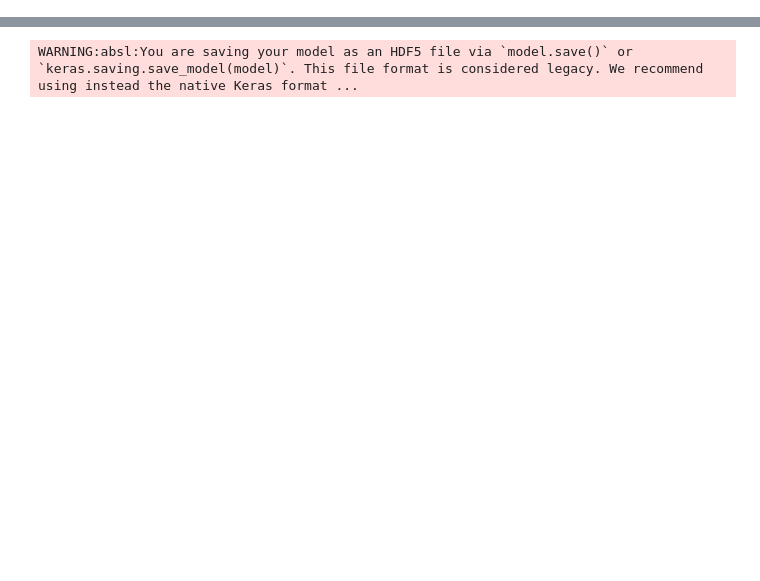
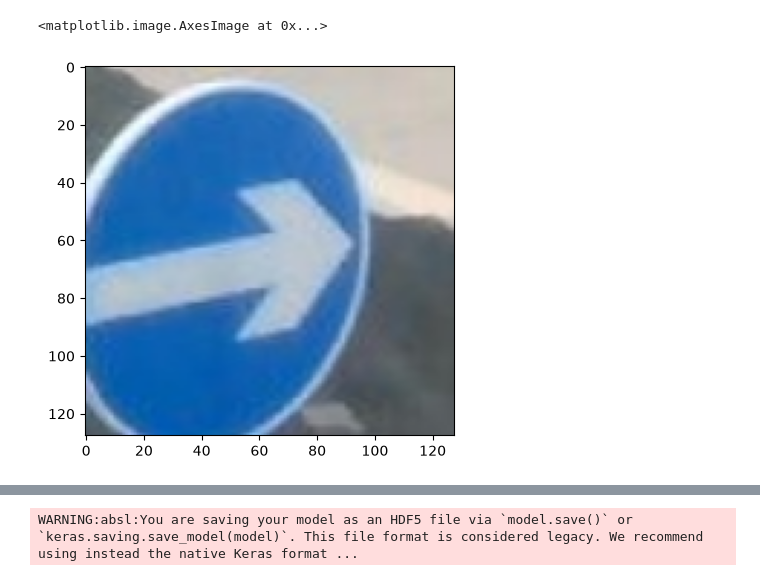
Before and after one commit to Taher1390/TrafficSignDetection, a Jupyter notebook: build_model.ipynb, the cells around one changed output, grey strips where cells are left out. Cells and saved outputs as stored; diff of their text form; code cells hidden in the pictures; blank space fills up the shorter version.

```diff
--- a/build_model.ipynb
+++ b/build_model.ipynb
@@ -30,6 +30,7 @@ ys = []
 for image_name in stop_images_list:
     img = cv2.imread(f'{stop_images_path}/{image_name}')
     img = cv2.resize(img, (128, 128))
+    img = cv2.cvtColor(img, cv2.COLOR_BGR2RGB)
     pictures.append(img)
     ys.append([1.0, 0, 0, 0, 0, 0])
 
@@ -38,6 +39,7 @@ for image_name in stop_images_list:
 for image_name in turn_right_list:
     img = cv2.imread(f'{turn_right_path}/{image_name}')
     img = cv2.resize(img, (128, 128))
+    img = cv2.cvtColor(img, cv2.COLOR_BGR2RGB)
     pictures.append(img)
     ys.append([0, 0, 0, 1.0, 0, 0])
 
@@ -46,6 +48,7 @@ for image_name in turn_right_list:
 for image_name in turn_left_list:
     img = cv2.imread(f'{turn_left_path}/{image_name}')
     img = cv2.resize(img, (128, 128))
+    img = cv2.cvtColor(img, cv2.COLOR_BGR2RGB)
     pictures.append(img)
     ys.append([0, 0, 1.0, 0, 0, 0])
 
@@ -53,6 +56,7 @@ for image_name in turn_right_list:
     img = cv2.imread(f'{turn_right_path}/{image_name}')
     img = cv2.resize(img, (128, 128))
     img = cv2.rotate(img, cv2.ROTATE_180)
+    img = cv2.cvtColor(img, cv2.COLOR_BGR2RGB)
     pictures.append(img)
     ys.append([0, 0, 1.0, 0, 0, 0])
 
@@ -62,6 +66,7 @@ for image_name in turn_left_list:
     img = cv2.imread(f'{turn_left_path}/{image_name}')
     img = cv2.resize(img, (128, 128))
     img = cv2.rotate(img, cv2.ROTATE_90_CLOCKWISE)
+    img = cv2.cvtColor(img, cv2.COLOR_BGR2RGB)
     pictures.append(img)
     ys.append([0, 1.0, 0, 0, 0, 0])
 
@@ -69,6 +74,7 @@ for image_name in turn_right_list:
     img = cv2.imread(f'{turn_right_path}/{image_name}')
     img = cv2.resize(img, (128, 128))
     img = cv2.rotate(img, cv2.ROTATE_90_COUNTERCLOCKWISE)
+    img = cv2.cvtColor(img, cv2.COLOR_BGR2RGB)
     pictures.append(img)
     ys.append([0, 1.0, 0, 0, 0, 0])
 
@@ -76,6 +82,7 @@ for image_name in turn_right_list:
 for image_name in no_entry_list:
     img = cv2.imread(f'{no_entry_path}/{image_name}')
     img = cv2.resize(img, (128, 128))
+    img = cv2.cvtColor(img, cv2.COLOR_BGR2RGB)
     pictures.append(img)
     ys.append([0, 0, 0, 0, 1.0, 0])
 
@@ -83,11 +90,17 @@ for image_name in no_entry_list:
 for image_name in dead_end_list:
     img = cv2.imread(f'{dead_end_path}/{image_name}')
     img = cv2.resize(img, (128, 128))
+    img = cv2.cvtColor(img, cv2.COLOR_BGR2RGB)
     pictures.append(img)
     ys.append([0, 0, 0, 0, 0, 1.0])
 # %%
 pictures = np.array(pictures)
 ys = np.array(ys)
+# %%
+plt.imshow(pictures[1010])
+# %% [output]
+<matplotlib.image.AxesImage at 0x...>
+[figure, added]
 # %%
 pictures, ys = shuffle(pictures, ys, random_state=42)
 
```
Also changed, not shown: parts of 3 cells of this notebook, 9 other files.
